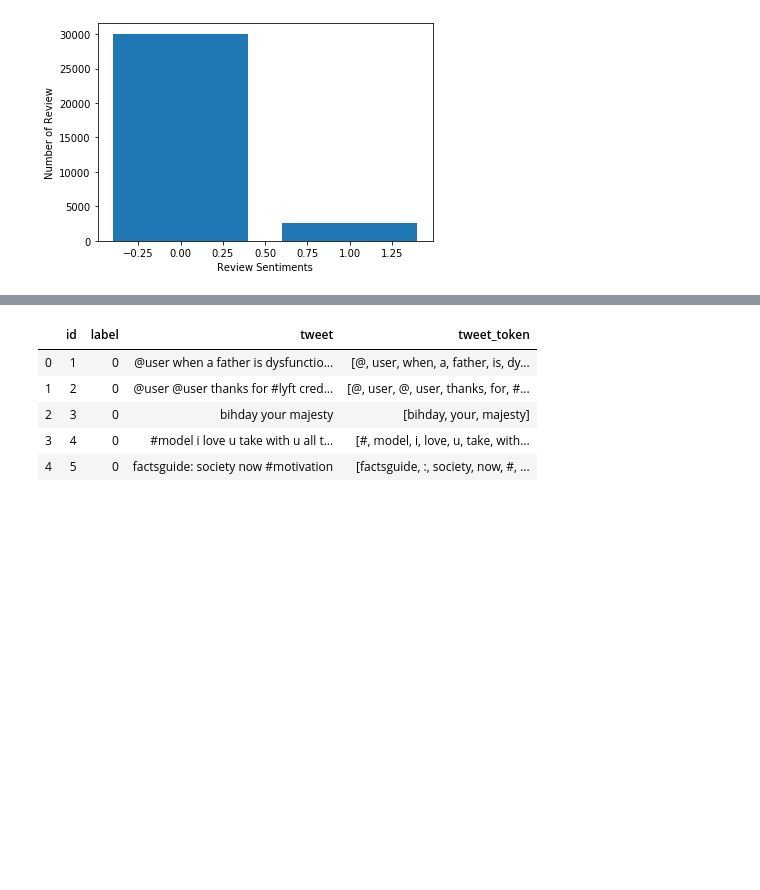
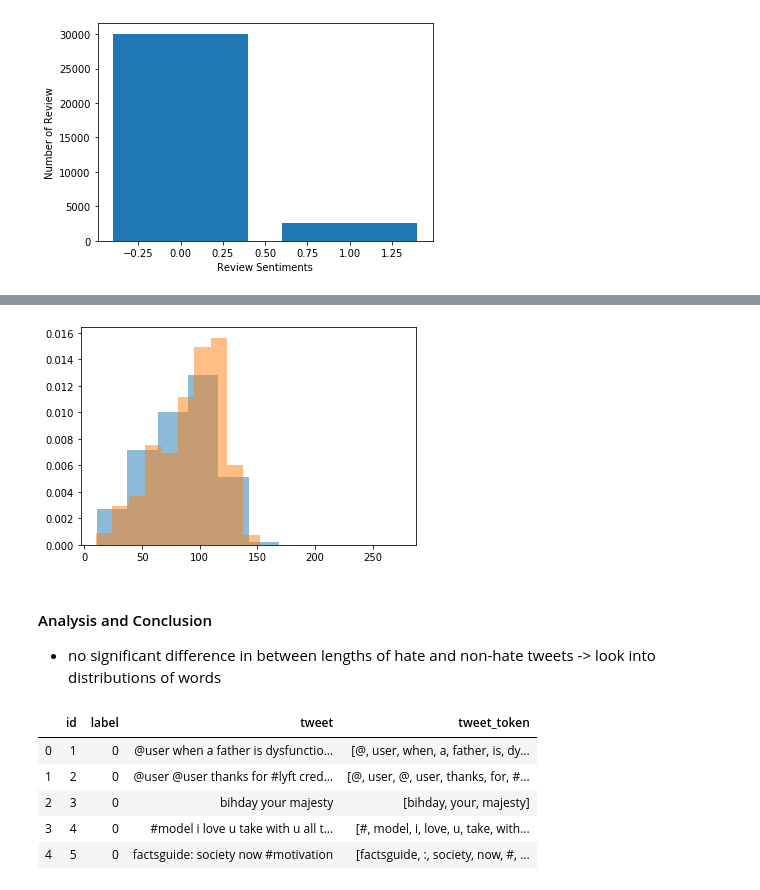
Before and after one commit to kashyrskyy/Twitter-Machine-Learning-Model, a Jupyter notebook: Jupyter Notebook.ipynb, the cells around one changed output, grey strips where cells are left out. Cells and saved outputs as stored; diff of their text form; code cells hidden in the pictures; blank space fills up the shorter version.

```diff
--- a/Jupyter Notebook.ipynb
+++ b/Jupyter Notebook.ipynb
@@ -214,0 +315,16 @@ plt.show()
+# %%
+# the length distribution of all tweets that do not include hate speech
+#data.head()
+length_tweets_nh = []
+
+for i in range(len(data_no_hate)):
+    length_tweets_nh.append(len(data_no_hate.tweet.iloc[i]))
+
+plt.hist(length_tweets_nh, density=True, alpha=0.5) + plt.hist(length_tweets_h, density=True, alpha=0.5)
+plt.show()
+# %% [output]
+[figure, added]
+# %% [markdown]
+#### Analysis and Conclusion
+- no significant difference in between lengths of hate and non-hate tweets
+-> look into distributions of words
```
Also changed, not shown: parts of 28 cells of this notebook.
